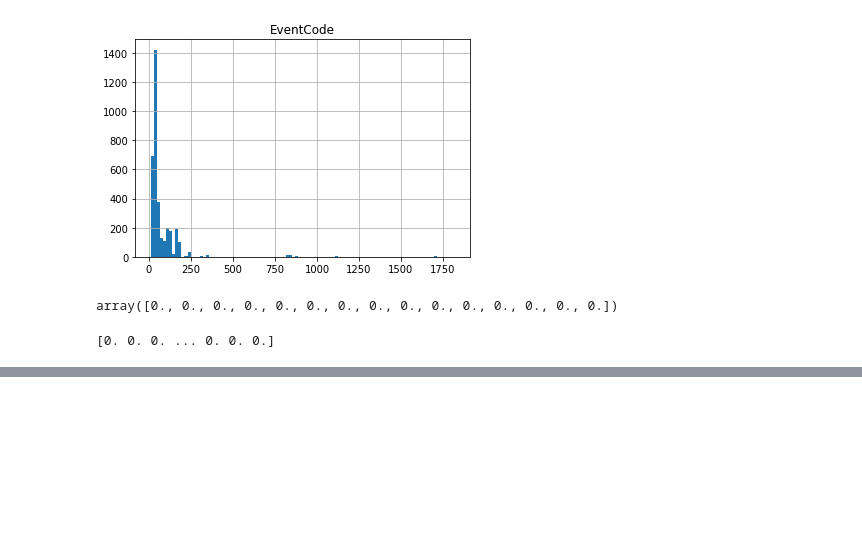
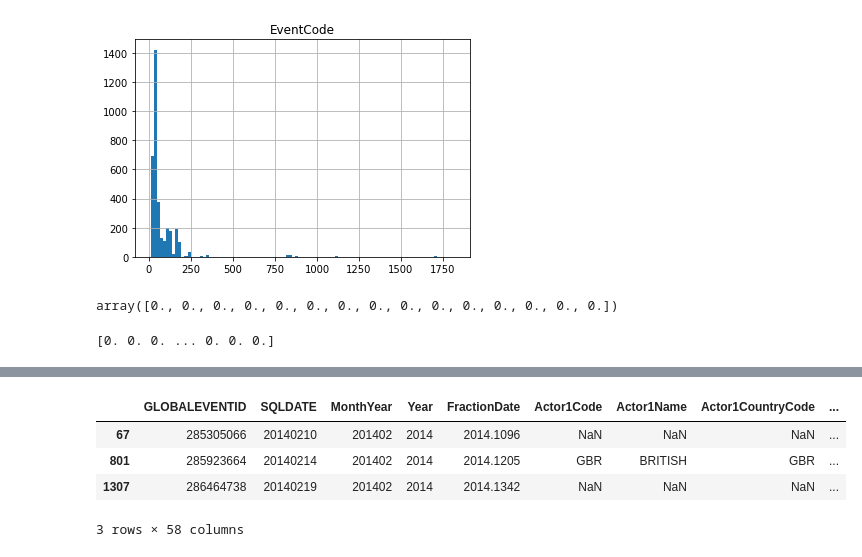
Before and after one commit to AminMekacher/GDELT-Project, a Jupyter notebook: Notebooks/090214_Swiss.ipynb, the cells around one changed output, grey strips where cells are left out. Cells and saved outputs as stored; diff of their text form; code cells hidden in the pictures; blank space fills up the shorter version.

```diff
--- a/Notebooks/090214_Swiss.ipynb
+++ b/Notebooks/090214_Swiss.ipynb
@@ -101,0 +134,8 @@ plt.spy(swiss_adj)
+# %%
+swiss_df.loc[swiss_df['EventCode'] == 874]
+# %% [output]
+|  | GLOBALEVENTID | SQLDATE | MonthYear | Year | FractionDate | Actor1Code | Actor1Name | Actor1CountryCode | ... |
+| 67 | 285305066 | 20140210 | 201402 | 2014 | 2014.1096 | NaN | NaN | NaN | ... |
+| 801 | 285923664 | 20140214 | 201402 | 2014 | 2014.1205 | GBR | BRITISH | GBR | ... |
+| 1307 | 286464738 | 20140219 | 201402 | 2014 | 2014.1342 | NaN | NaN | NaN | ... |
+3 rows × 58 columns
```
Also changed, not shown: parts of 11 cells of this notebook, 6 other files.
